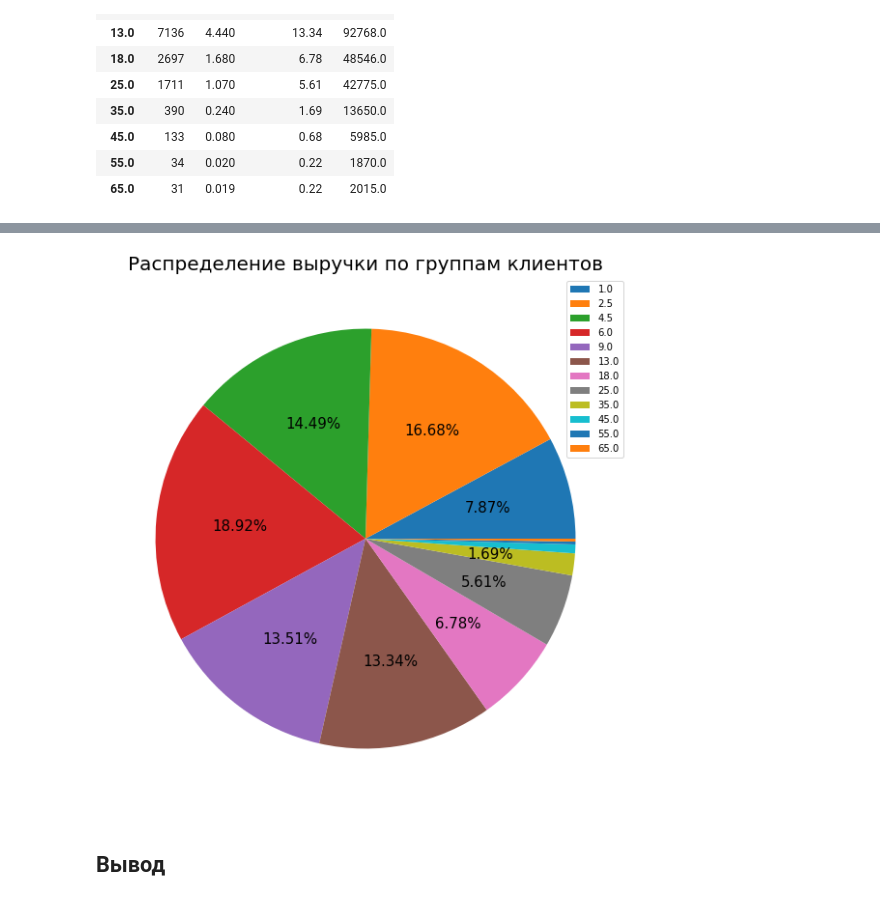
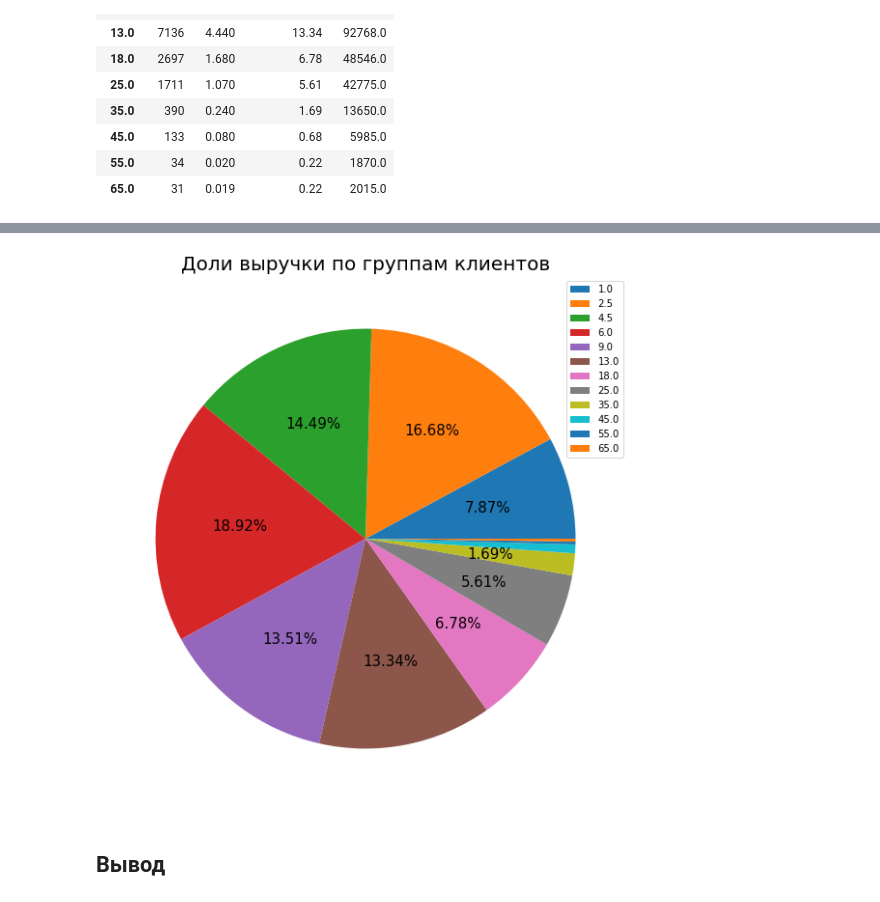
Before and after one commit to TerekhinSergey/Test_tasks, a Jupyter notebook: Fuji_marketing_campaign/Fuji_marketing_campaign.ipynb, the cells around one changed output, grey strips where cells are left out. Cells and saved outputs as stored; diff of their text form; code cells hidden in the pictures.

```diff
--- a/Fuji_marketing_campaign/Fuji_marketing_campaign.ipynb
+++ b/Fuji_marketing_campaign/Fuji_marketing_campaign.ipynb
@@ -52,7 +52,7 @@ import pandas as pd
 import matplotlib.pyplot as plt
 # %%
 #Загрузим данные
-path = 'C:\\Users\\Sergey\\Documents\\Python Scripts\\Тестовое для Фуджи\\'
+path = 'C:\\Users\\Sergey\\Documents\\Python Scripts\\Тестовые\\Тестовое для Фуджи\\'
 try:
     df = pd.read_excel(path + 'Stats.xlsx')        # сегментированные данные о выручке
 except:
@@ -110,8 +153,8 @@ plt.title('Распределение клиентов по группам', fon
 # %%
 df.plot(y='prop_revenue', kind='pie', labels=None, label='', autopct=my_autopct, figsize=(10,10), fontsize=15)
-plt.title('Распределение выручки по группам клиентов', fontsize=20);
+plt.title('Доли выручки по группам клиентов', fontsize=20);
 # %% [output]
-[figure, old version]
+[figure, new version]
 # %% [markdown]
 ## Вывод
 # %% [markdown]
```
Also changed, not shown: parts of 11 cells of this notebook.
